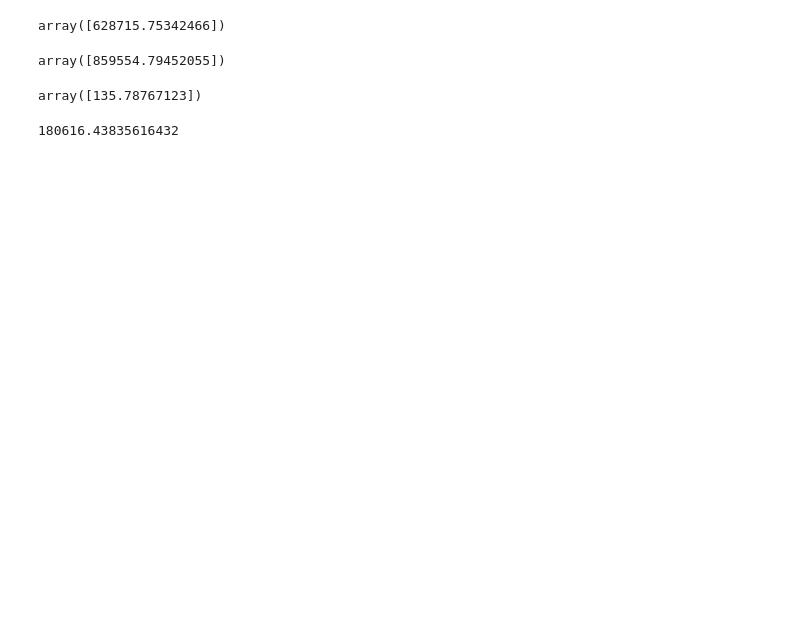
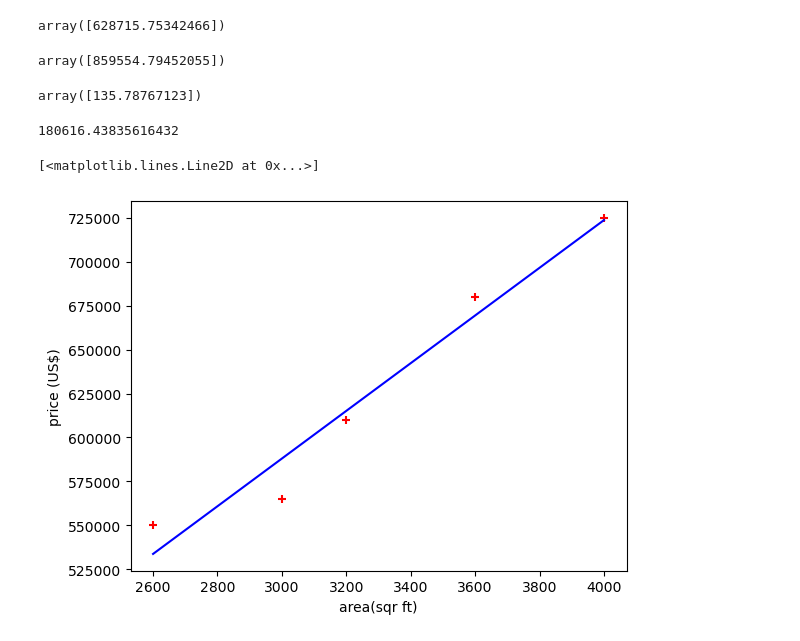
Before and after one commit to ahsanrazi/Machine-Learning, a Jupyter notebook: CodeBasics/Linear_Regression.ipynb, the cells around one changed output. Drawn from its saved outputs; the diff is of its cells as text; code cells hidden in the pictures; blank space fills up the shorter version.

```diff
--- a/CodeBasics/Linear_Regression.ipynb
+++ b/CodeBasics/Linear_Regression.ipynb
@@ -36,3 +36,12 @@ plt.scatter(df['area'], df['price'], color = 'red', marker='+')
 # Creating the Linear Regression Object
 
 reg = linear_model.LinearRegression()
+# %%
+# Traing the Model using the fit() function
+
+# fit() contain two arguments first argument is 2D array if the independent variable (area)
+# second argument is of dependent variable (price)
+
+reg.fit(df[['area']],df['price'])
+
+# df[['area']] -> creating the dataframe using the existing dataframe
@@ -66,5 +77,17 @@ array([135.78767123])
 reg.intercept_
 # %% [output]
 180616.43835616432
+# %%
+# Plotting the Line
+
+%matplotlib inline
+
+plt.xlabel('area(sqr ft)')
+plt.ylabel('price (US$)')
+plt.scatter(df['area'], df['price'], color = 'red', marker='+')
+plt.plot(df['area'],reg.predict(df[['area']]), color = 'blue')
+# %% [output]
+[<matplotlib.lines.Line2D at 0x...>]
+[figure, added]
 # %%
 # Predicting prices of the areas in the CSV file
```
Also changed, not shown: parts of 7 cells of this notebook, 4 other files.
